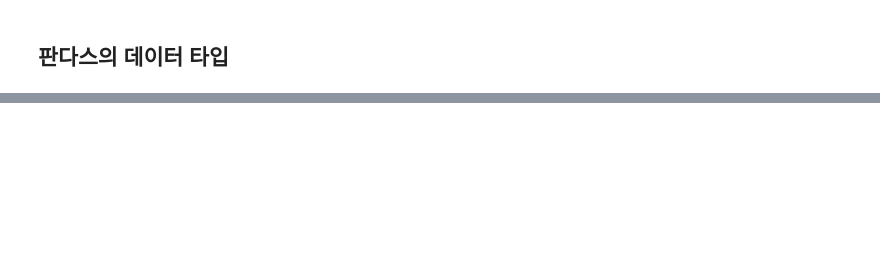
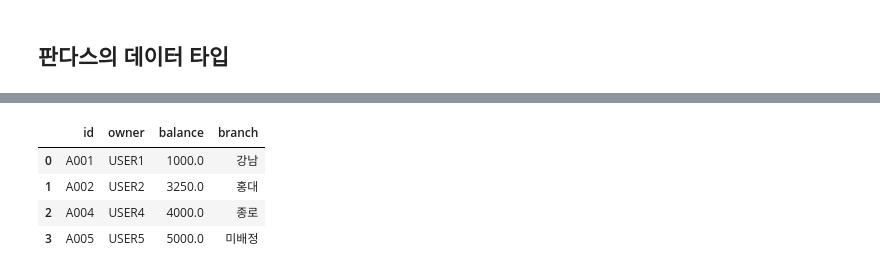
Before and after one commit to ByoungGuk1/finance-dev-learning-log, a Jupyter notebook: work/python/day03/section03.ipynb, the cells around one changed output, grey strips where cells are left out. Cells and saved outputs as stored; diff of their text form; code cells hidden in the pictures; blank space fills up the shorter version.

```diff
--- a/work/python/day03/section03.ipynb
+++ b/work/python/day03/section03.ipynb
@@ -40,0 +481,16 @@ print(accounts)
+# %%
+accounts = pd.read_csv("accounts.csv")
+accounts['branch'] = accounts['branch'].fillna('미배정')
+accounts_cleaned=accounts
+accounts_cleaned.balance = accounts.balance.fillna(np.nanmean(accounts["balance"], axis=0))
+accounts_cleaned = accounts.dropna(subset=['owner'])
+accounts_cleaned.to_csv('accounts_cleaned.csv', index=False)
+
+accounts = pd.read_csv("accounts_cleaned.csv")
+accounts
+# %% [output]
+|  | id | owner | balance | branch |
+| 0 | A001 | USER1 | 1000.0 | 강남 |
+| 1 | A002 | USER2 | 3250.0 | 홍대 |
+| 2 | A004 | USER4 | 4000.0 | 종로 |
+| 3 | A005 | USER5 | 5000.0 | 미배정 |
```
Also changed, not shown: parts of 313 cells of this notebook, 6 other files.
